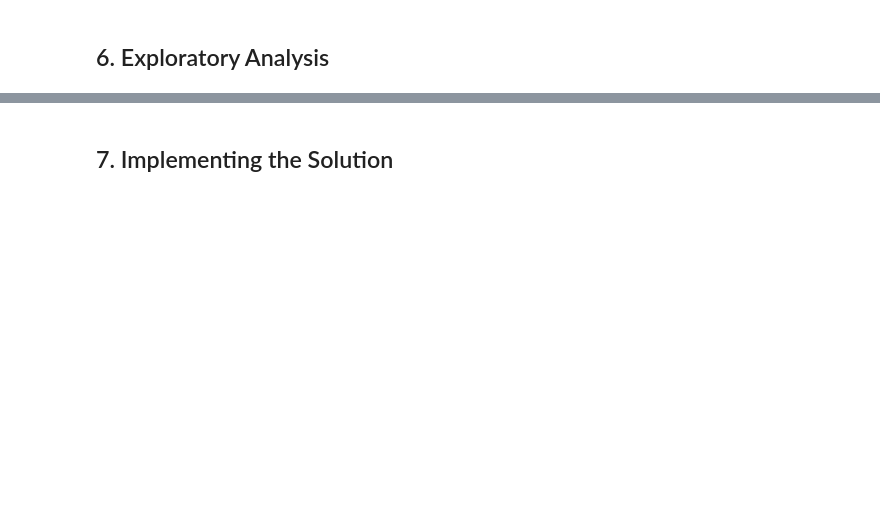
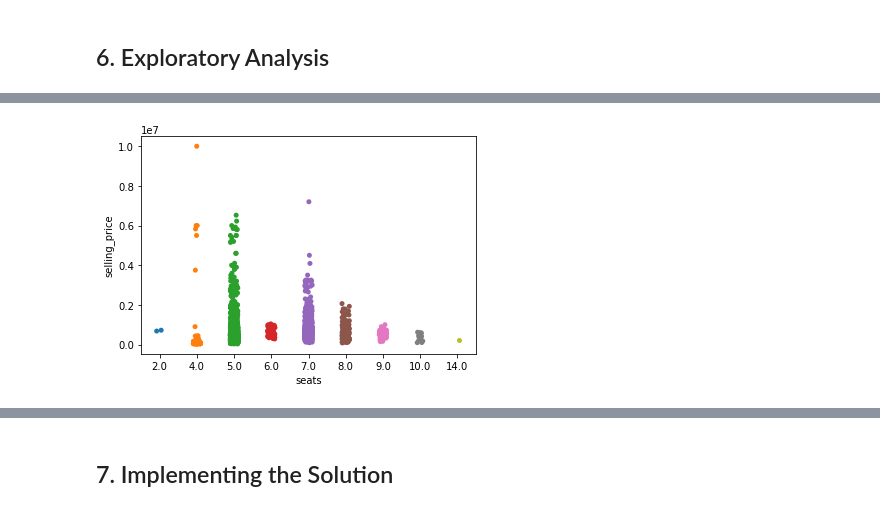
Before and after one commit to Wachira-2030/used-car-price-prediction, a Jupyter notebook: index1.ipynb, the cells around one changed output, grey strips where cells are left out. Saved outputs shown, nothing was run; the diff lists cells and outputs as text; code cells hidden in the pictures; blank space fills up the shorter version.

```diff
--- a/index1.ipynb
+++ b/index1.ipynb
@@ -180,0 +264,5 @@ car_df.head()
+# %%
+#correlation between selling_price and seats
+sns.stripplot(data=car_df, x=car_df['seats'], y=car_df['selling_price']);
+# %% [output]
+[figure, added]
```
Also changed, not shown: parts of 24 cells of this notebook.
